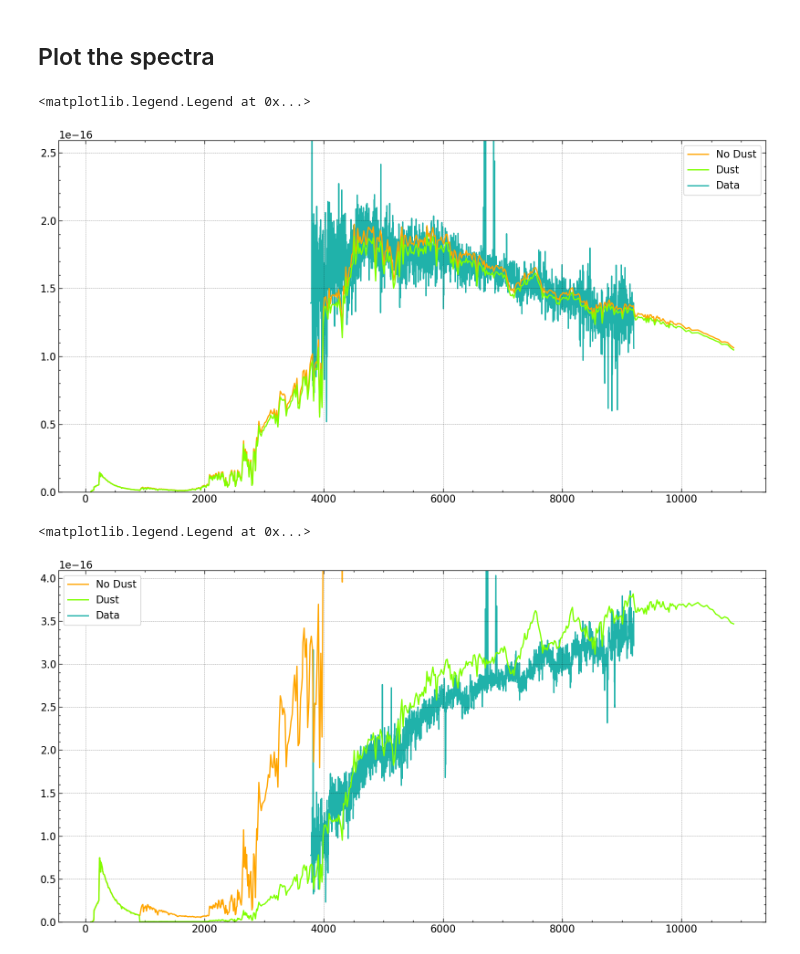
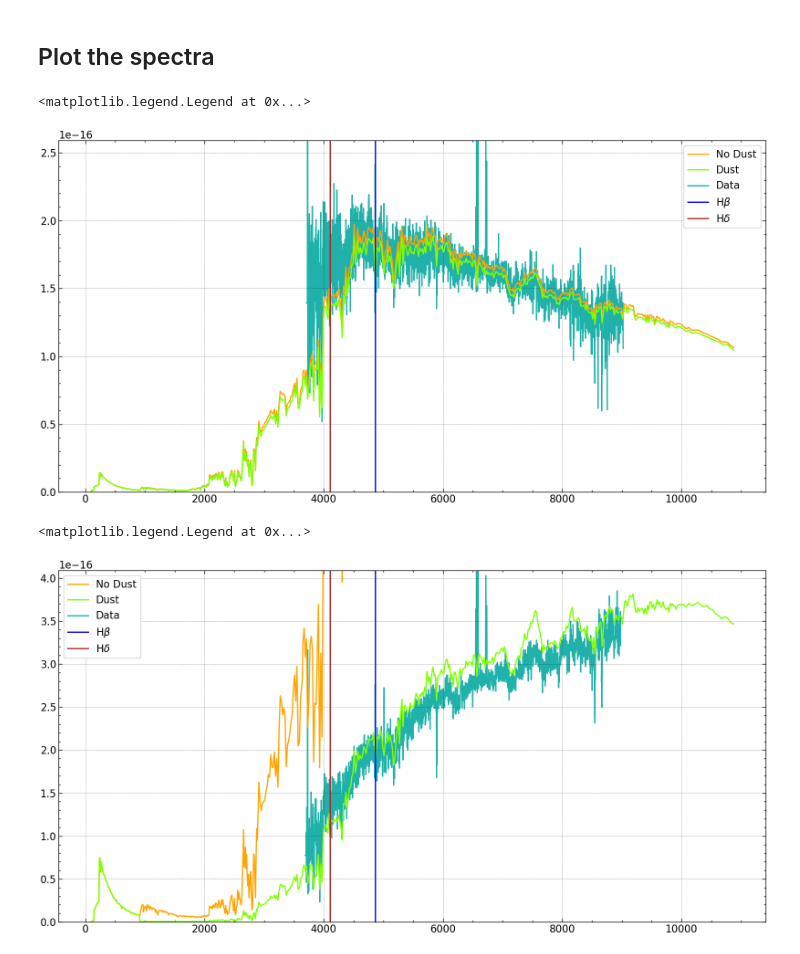
Before and after one commit to M-Bianchi/Laboratory_of_Data_Analysis, a Jupyter notebook: Lecture3.ipynb, the cells around one changed output. Saved outputs shown, nothing was run; the diff lists cells and outputs as text; code cells hidden in the pictures.

```diff
--- a/Lecture3.ipynb
+++ b/Lecture3.ipynb
@@ -87,30 +87,34 @@ just multiply the CIGALE flux for the number of solar masses of the source.
 # %%
 # Now read one of the SDSS spectra
 hdu = fits.open('Spectra\SDSS_spec_G1.fits')
 spflux = hdu[0].data*1e-17
 spwave = hdu[0].header['CRVAL1']+np.arange(hdu[0].header['NAXIS1'])*hdu[0].header['CDELT1']
 redshift = hdu[0].header['REDSHIFT']
+spwave = spwave/(1+redshift)
 
 x_G1, y_G1, y_att_G1 = np.array(generate_model(AGE=int(2e3), EBmV=0.01))[:,:700]
 
 mass = 4.5e8
 y_G1 = y_G1 * conversion_factor * mass
 y_att_G1 = y_att_G1 * conversion_factor * mass
 
 plt.plot(x_G1, y_G1, color='orange', label='No Dust')
 plt.plot(x_G1, y_att_G1, color='chartreuse', label='Dust')
 plt.plot(spwave, spflux, color='lightseagreen', label='Data', zorder=0)
 plt.ylim(0, np.max(spflux)/2)
+plt.axvline(4861, label='H$\\beta$', color='blue')
+plt.axvline(4102, label='H$\\delta$', color='firebrick')
 plt.legend()
 # %% [output]
 <matplotlib.legend.Legend at 0x...>
-[figure, old version]
+[figure, new version]
 # %%
 # Now read one of the SDSS spectra
 hdu = fits.open('Spectra\SDSS_spec_G2.fits')
 spflux = hdu[0].data*1e-17
 spwave = hdu[0].header['CRVAL1']+np.arange(hdu[0].header['NAXIS1'])*hdu[0].header['CDELT1']
 redshift = hdu[0].header['REDSHIFT']
+spwave = spwave/(1+redshift)
 
 x_G2, y_G2, y_att_G2 = np.array(generate_model(AGE=int(5e3), EBmV=0.3))[:,:700]
 
@@ -122,10 +126,12 @@ plt.plot(x_G2, y_G2, color='orange', label='No Dust')
 plt.plot(x_G2, y_att_G2, color='chartreuse', label='Dust')
 plt.plot(spwave, spflux, color='lightseagreen', label='Data', zorder=0)
 plt.ylim(0, np.max(spflux)/2)
+plt.axvline(4861, label='H$\\beta$', color='blue')
+plt.axvline(4102, label='H$\\delta$', color='firebrick')
 plt.legend()
 # %% [output]
 <matplotlib.legend.Legend at 0x...>
-[figure, old version]
+[figure, new version]
 # %%
 # Now read one of the SDSS spectra
 hdu = fits.open('Spectra\SDSS_spec_G3.fits')
```
Also changed, not shown: parts of 1 cell of this notebook, 2 other files.
